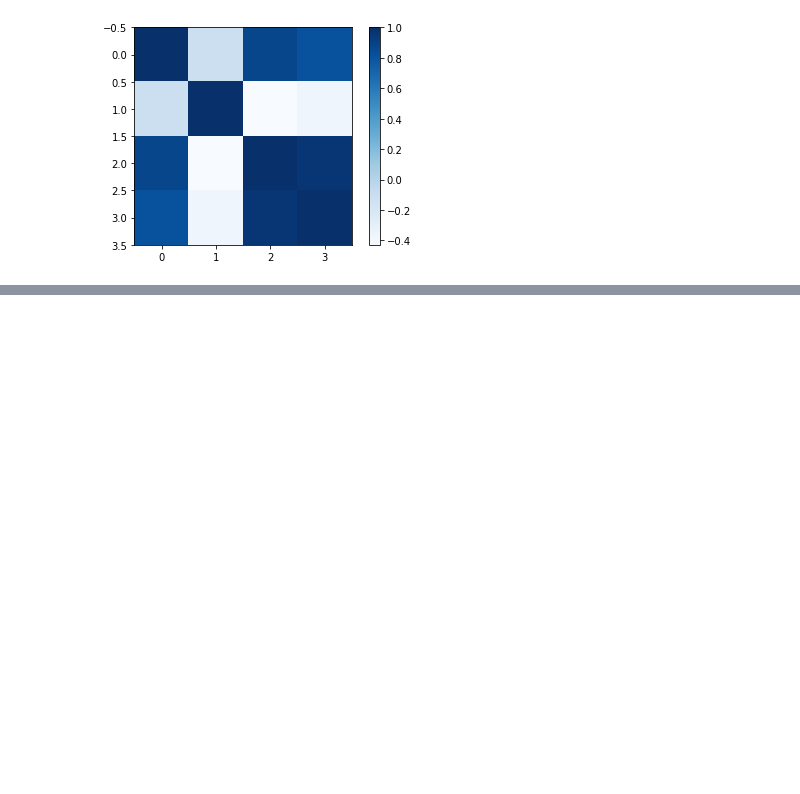
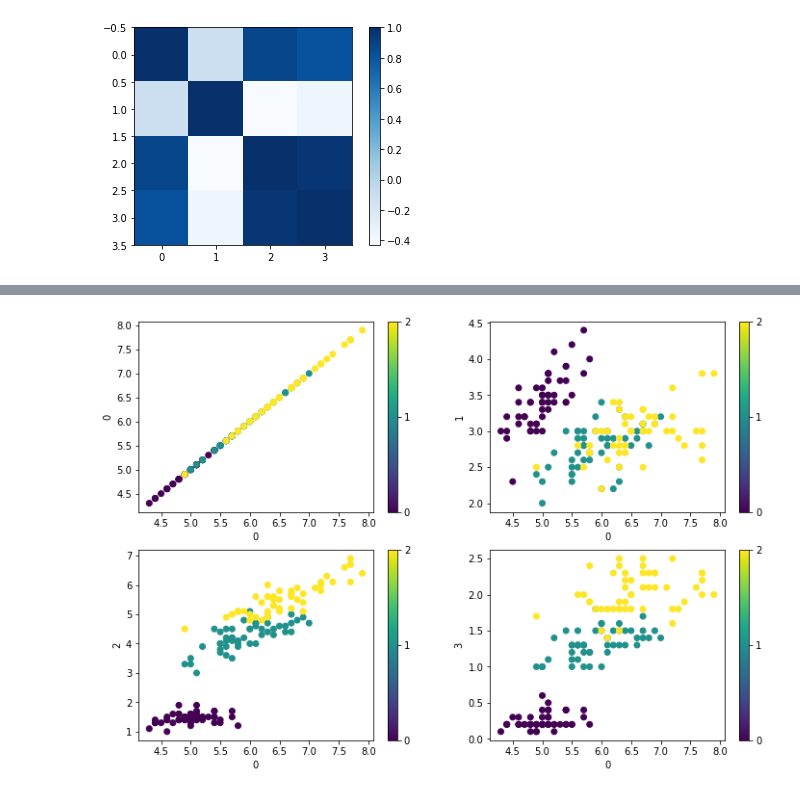
Before and after one commit to Lounes-Kheris/IA-projects, a Jupyter notebook: Python-For-ML-Esentially-Docs/TOP5_graphics.ipynb, the cells around one changed output, grey strips where cells are left out. Drawn from its saved outputs; the diff is of its cells as text; code cells hidden in the pictures; blank space fills up the shorter version.

```diff
--- a/Python-For-ML-Esentially-Docs/TOP5_graphics.ipynb
+++ b/Python-For-ML-Esentially-Docs/TOP5_graphics.ipynb
@@ -119,3 +119,11 @@ plt.colorbar()
 plt.show()
 # %% [output]
 [figure]
+# %%
+#practice : on IRIS
+
+
+iris = load_iris()
+x = iris.data
+y = iris.target
+x
@@ -121,0 +148,14 @@ plt.show()
+# %%
+n = x.shape[1] # nombre de colonnes
+plt.figure(figsize=(12,8))
+
+for i in range(n):
+  plt.subplot(n//2, n//2, i+1)
+  plt.scatter(x[:, 0], x[:, i], c=y)
+  plt.xlabel('0')
+  plt.ylabel(i)
+  plt.colorbar(ticks=list(np.unique(y)))
+
+plt.show()
+# %% [output]
+[figure, added]
```
Also changed, not shown: parts of 1 cell of this notebook.
